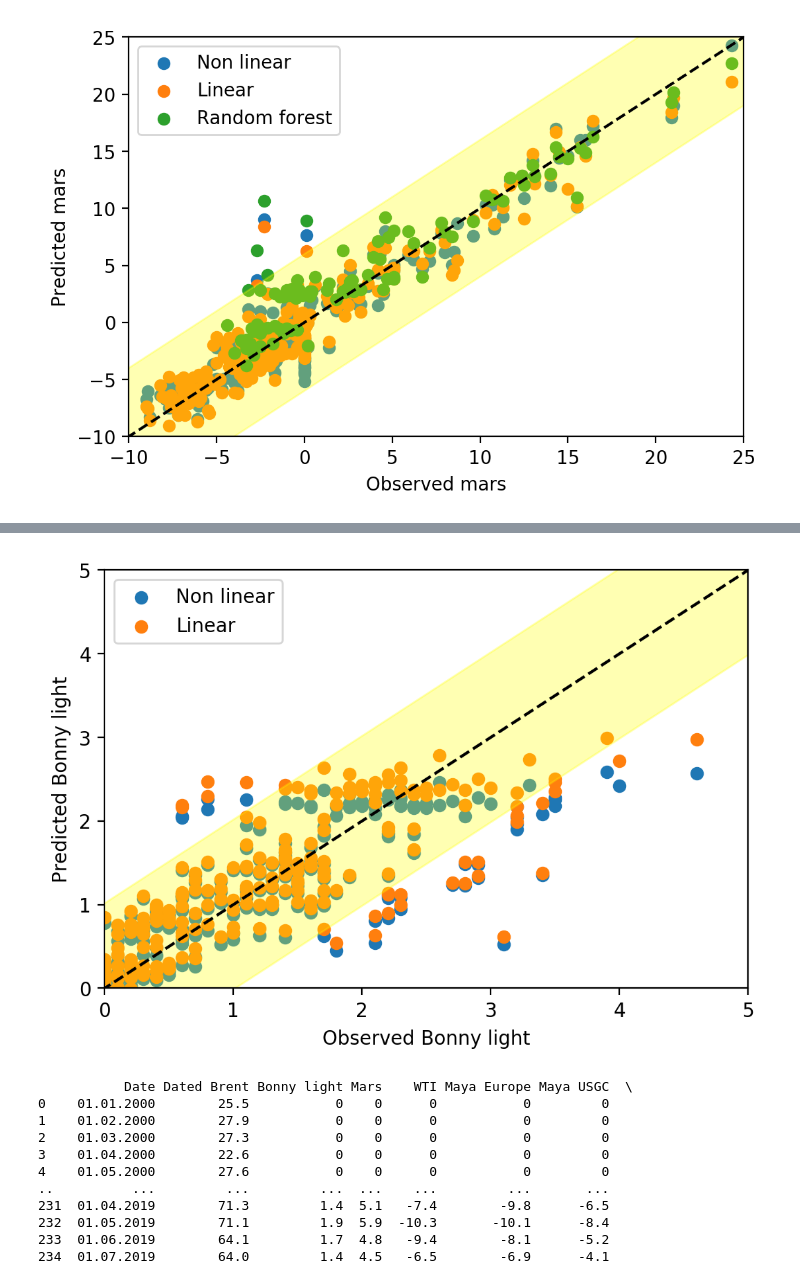
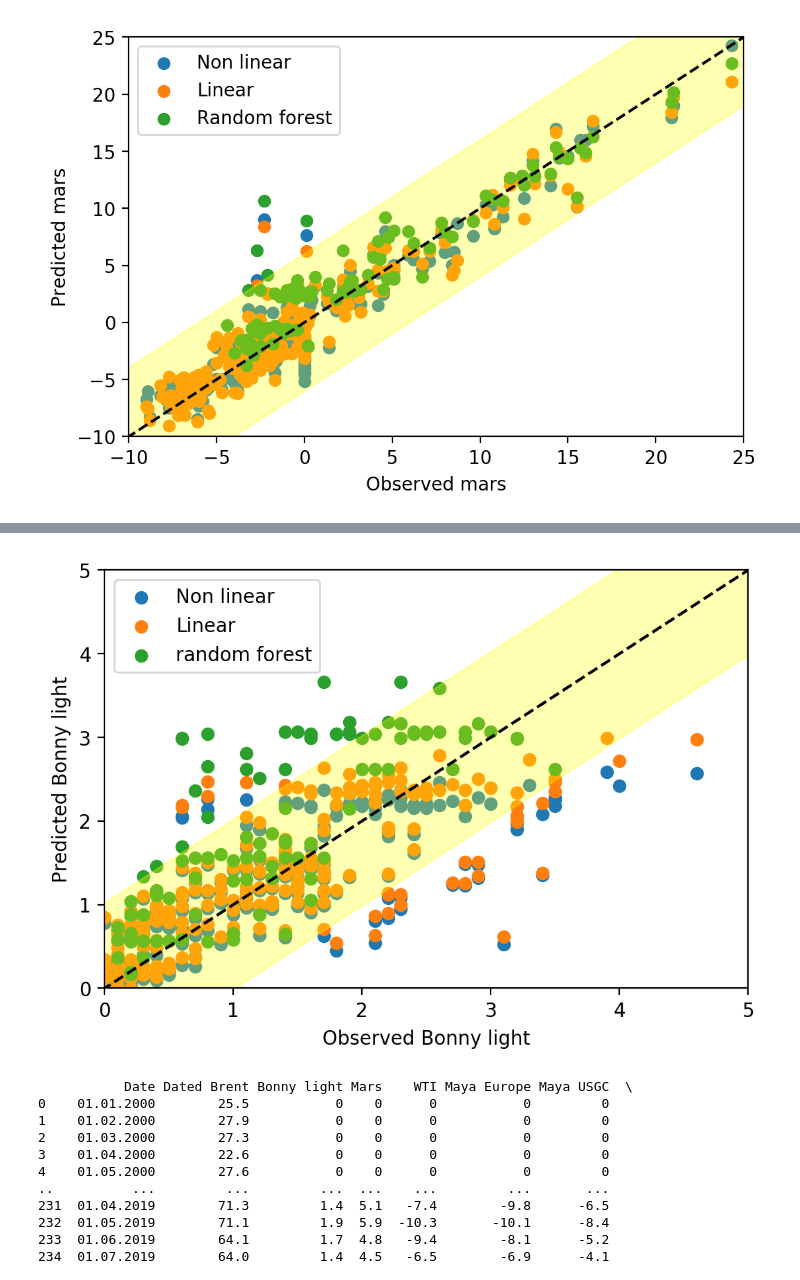
Before and after one commit to kaibawong/differential, a Jupyter notebook: random forest test.ipynb, the cells around one changed output, grey strips where cells are left out. Cells and saved outputs as stored; diff of their text form; code cells hidden in the pictures.

Commit message:
Publish random forest test

```diff
--- a/random forest test.ipynb
+++ b/random forest test.ipynb
@@ -15,7 +15,7 @@ brdiff.dtypes
 brdiff =brdiff.iloc[:,1:11].astype(float)
 
 
-train = brdiff.iloc[:-80]
+train = brdiff.iloc[:-100]
 test = brdiff.iloc[-100:]
 #train = brdiff.iloc[:50]
 #test = brdiff.iloc[-150:]
@@ -143,0 +146,10 @@ pred_BL = 5.51925357777404*np.exp(-101.161902062367/(brdiff["Dated Brent"]))
+# %%
+pred_BL = 5.51925357777404*np.exp(-101.161902062367/(brdiff["Dated Brent"]))
+
+plt.rcParams['figure.dpi'] = 200
+plt.scatter(brdiff["Dated Brent"],brdiff["Bonny light"])
+plt.scatter(brdiff["Dated Brent"],pred_BL)
+plt.plot(brdiff["Dated Brent"],pred_BL+np.std(brdiff["Bonny light"]),'k')
+plt.plot(brdiff["Dated Brent"],pred_BL-np.std(brdiff["Bonny light"]),'k')
+plt.xlabel('Dated Brent')
+plt.ylabel('Bonny light')
@@ -146,19 +161,21 @@ linear_BL = -0.5208+ 0.0264*k1
 # %%
 plt_nl=plt.scatter(brdiff["Bonny light"],pred_BL)
 plt_l =plt.scatter(brdiff["Bonny light"],linear_BL)
+x_test2=test["Bonny light"].to_frame()
+plt_rf=plt.scatter(x_test2,y_pred)
 
 xvalue = np.linspace(-1,5)
 pop_mean = xvalue
 lsigma = plt.fill_between(xvalue, pop_mean+np.std(brdiff["Bonny light"]), pop_mean-np.std(brdiff["Bonny light"]), color='yellow', alpha=0.3)
 plt.plot(xvalue, pop_mean, 'k--')
 plt.xlabel('Observed Bonny light')
 plt.ylabel('Predicted Bonny light')
 plt.xlim([0, 5])
 plt.ylim([0, 5])
-plt.legend((plt_nl, plt_l),("Non linear","Linear"))
+plt.legend((plt_nl, plt_l,plt_rf),("Non linear","Linear","random forest"))
 plt.show()
 # %% [output]
-[figure, old version]
+[figure, new version]
 # %%
 brdiff_time = pd.read_table('Historical marker crude prices_csv.csv',delimiter =';')
 brdiff_time = brdiff_time.stack().str.replace(',','.').unstack()
```
Also changed, not shown: parts of 8 cells of this notebook, 4 other files.
